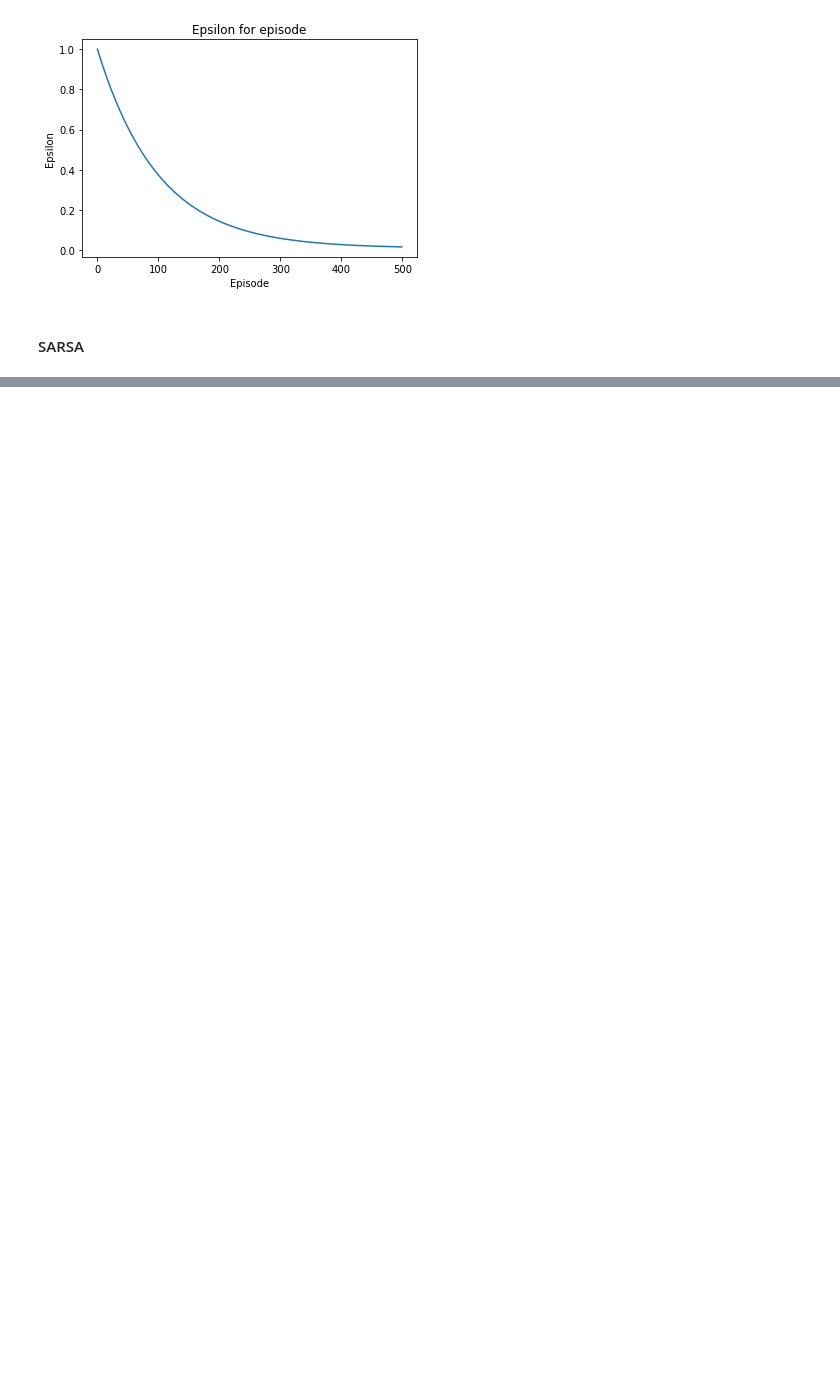
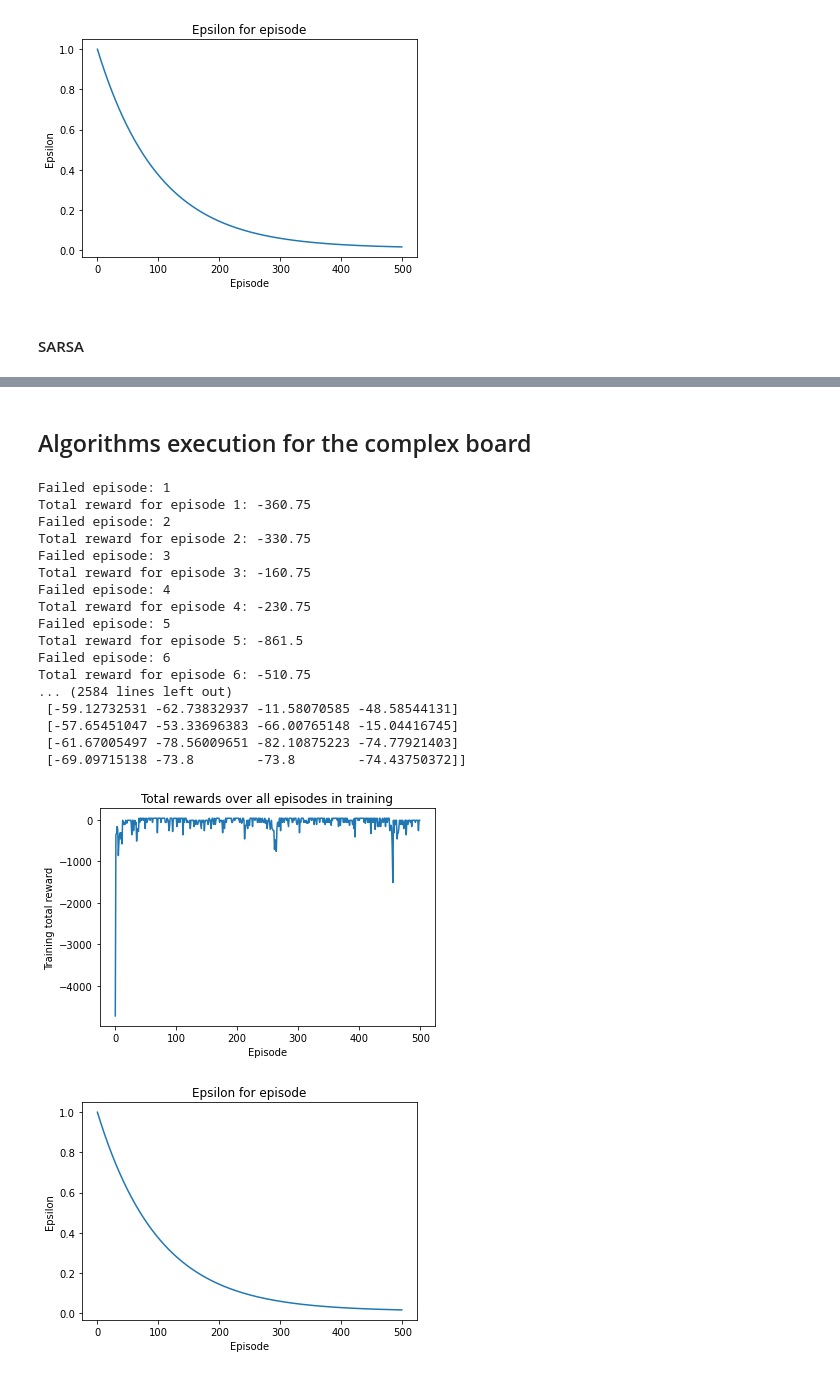
Before and after one commit to 1Krypt0/FEUP-IA-PROJ2, a Jupyter notebook: src/FEUP-IA-PROJ2.ipynb, the cells around one changed output, grey strips where cells are left out. Cells and saved outputs as stored; diff of their text form; code cells hidden in the pictures; blank space fills up the shorter version.

```diff
--- a/src/FEUP-IA-PROJ2.ipynb
+++ b/src/FEUP-IA-PROJ2.ipynb
@@ -257,0 +249,24 @@ Total reward for episode 4: -200
+# %% [markdown]
+## Algorithms execution for the complex board
+# %%
+learn(use_sarsa=False)
+# %% [output]
+Failed episode: 1
+Total reward for episode 1: -360.75
+Failed episode: 2
+Total reward for episode 2: -330.75
+Failed episode: 3
+Total reward for episode 3: -160.75
+Failed episode: 4
+Total reward for episode 4: -230.75
+Failed episode: 5
+Total reward for episode 5: -861.5
+Failed episode: 6
+Total reward for episode 6: -510.75
+... (2584 lines left out)
+ [-59.12732531 -62.73832937 -11.58070585 -48.58544131]
+ [-57.65451047 -53.33696383 -66.00765148 -15.04416745]
+ [-61.67005497 -78.56009651 -82.10875223 -74.77921403]
+ [-69.09715138 -73.8        -73.8        -74.43750372]]
+[figure, added]
+[figure, added]
```
Also changed, not shown: parts of 22 cells of this notebook.
